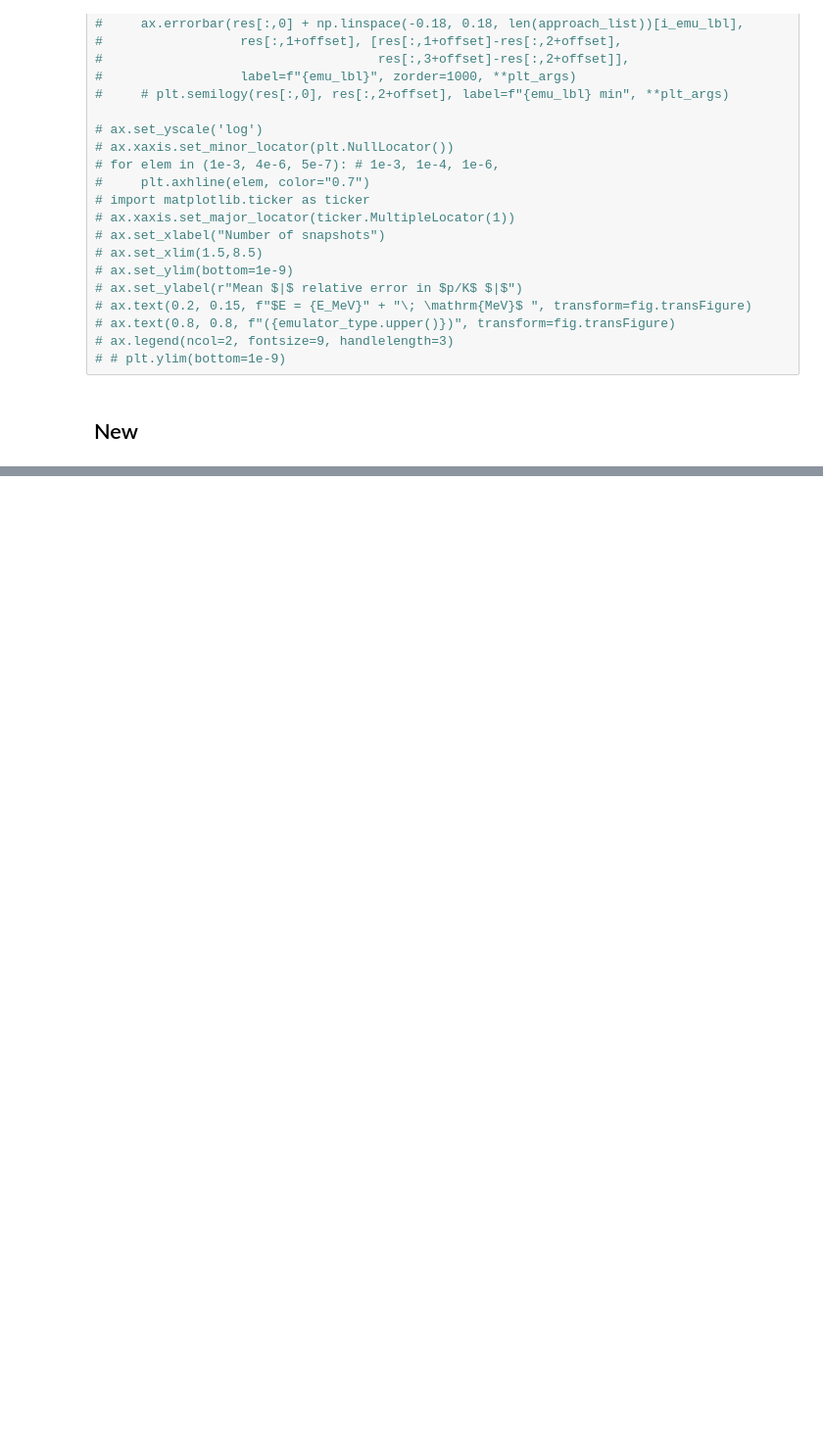
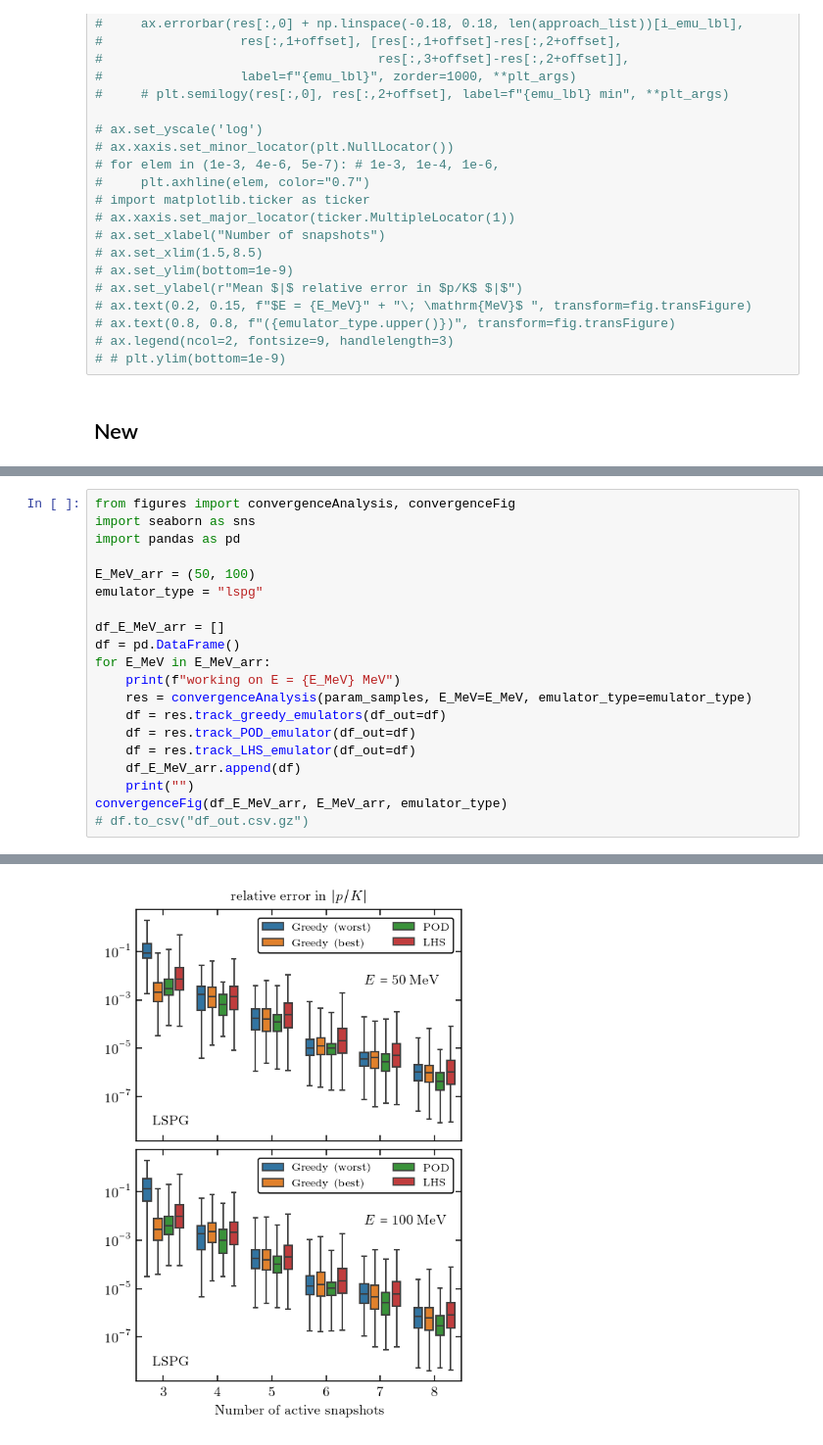
Before and after one commit to buqeye/cs_greedy_emulator, a Jupyter notebook: minnesota.ipynb, the cells around one changed output, grey strips where cells are left out. Shown: that part at 98% size. Saved outputs shown, nothing was run; the diff lists cells and outputs as text; blank space fills up the shorter version.

```diff
--- a/minnesota.ipynb
+++ b/minnesota.ipynb
@@ -840,0 +801,21 @@ for idf, df in enumerate(df_E_MeV_arr):
+# %%
+from figures import convergenceAnalysis, convergenceFig
+import seaborn as sns
+import pandas as pd
+
+E_MeV_arr = (50, 100)
+emulator_type = "lspg"
+
+df_E_MeV_arr = []
+df = pd.DataFrame()
+for E_MeV in E_MeV_arr:
+    print(f"working on E = {E_MeV} MeV")
+    res = convergenceAnalysis(param_samples, E_MeV=E_MeV, emulator_type=emulator_type)
+    df = res.track_greedy_emulators(df_out=df)
+    df = res.track_POD_emulator(df_out=df)
+    df = res.track_LHS_emulator(df_out=df)
+    df_E_MeV_arr.append(df)
+    print("")
+convergenceFig(df_E_MeV_arr, E_MeV_arr, emulator_type)
+# df.to_csv("df_out.csv.gz")
+# %% [output]
@@ -840,0 +839 @@ for idf, df in enumerate(df_E_MeV_arr):
+[figure, added]
```
Also changed, not shown: parts of 6 cells of this notebook.
